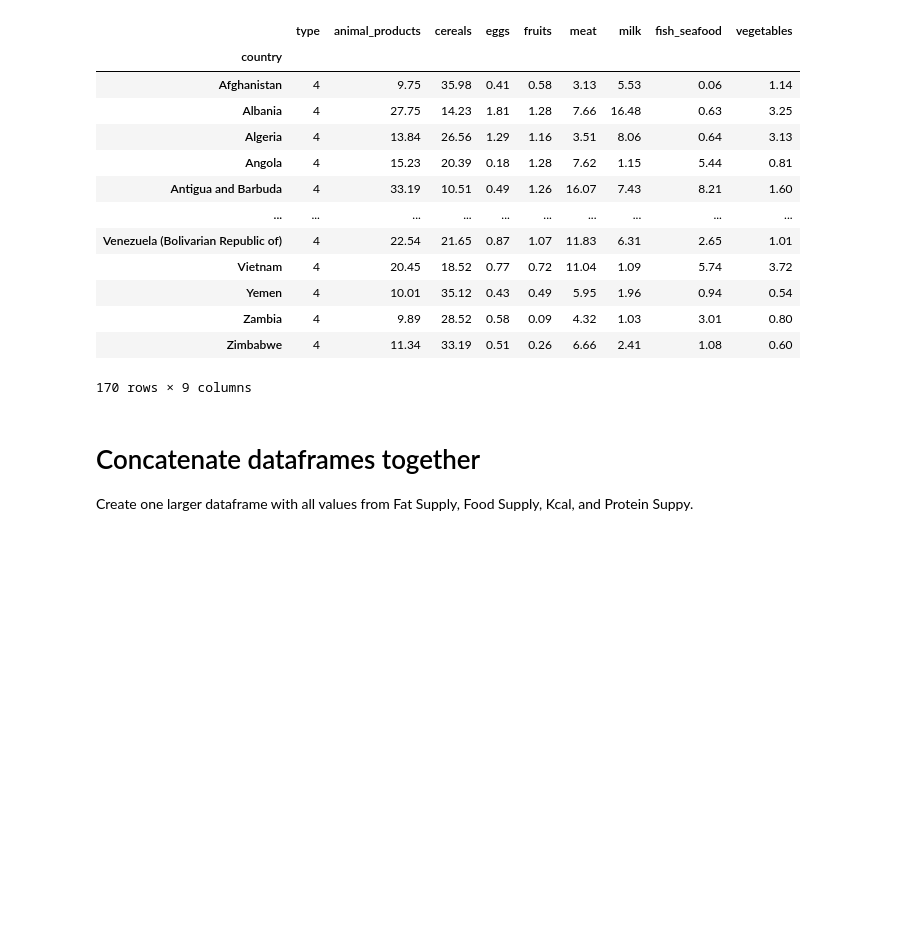
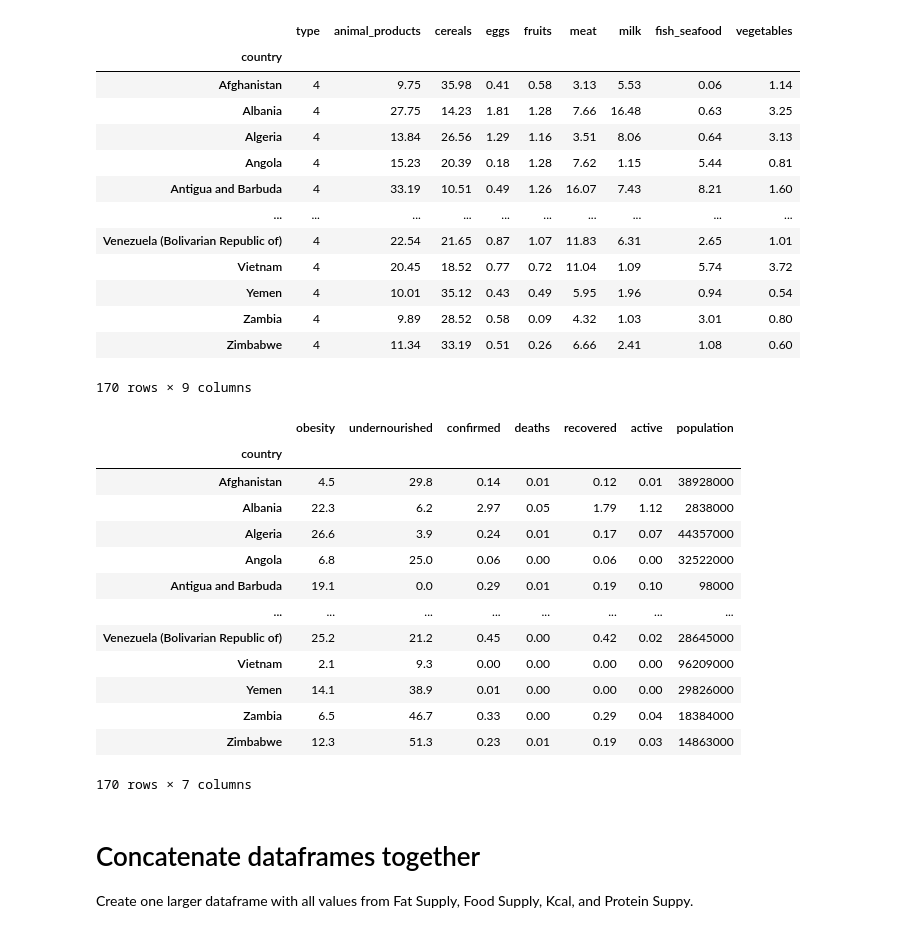
Before and after one commit to Danacw/ETL-Project, a Jupyter notebook: Extract_Transform/Covid_19_Diet.ipynb, the cells around one changed output. Cells and saved outputs as stored; diff of their text form; code cells hidden in the pictures; blank space fills up the shorter version.

Commit message:
added covid_data table and updated queries.

```diff
--- a/Extract_Transform/Covid_19_Diet.ipynb
+++ b/Extract_Transform/Covid_19_Diet.ipynb
@@ -53,3 +53,7 @@ Protein_Supply_Quantity_df.head()
 | 3 | Angola | 0.63 | 15.23 | 0.03 | 0.0 | ... |
 | 4 | Antigua and Barbuda | 0.15 | 33.19 | 0.13 | 0.0 | ... |
 5 rows × 31 columns
+# %%
+covid = "../Resources/Fat_Supply_Quantity_Data.csv"
+covid_cols_df = pd.read_csv(covid)
+covid_cols_df.head()
@@ -214,6 +226,42 @@ Protein_Supply_Quantity_transformed
 | Zambia | 4 | 9.89 | 28.52 | 0.58 | 0.09 | 4.32 | 1.03 | 3.01 | 0.80 |
 | Zimbabwe | 4 | 11.34 | 33.19 | 0.51 | 0.26 | 6.66 | 2.41 | 1.08 | 0.60 |
 170 rows × 9 columns
+# %%
+#Create a filtered dataframe from specific columns
+covid_cols = ['Country', 'Obesity', 'Undernourished',
+                             'Confirmed', 'Deaths', 'Recovered', 'Active', 'Population']
+covid_cols_transformed = covid_cols_df[covid_cols].copy()
+
+#Rename column headers
+covid_cols_transformed = covid_cols_transformed.rename(columns={'Country': 'country',
+                                                                'Obesity': 'obesity',
+                                                                'Undernourished': 'undernourished',
+                                                                'Confirmed':'confirmed',
+                                                                'Deaths':'deaths',
+                                                                'Recovered':'recovered',
+                                                                'Active':'active',
+                                                                'Population':'population'})
+
+#Clean the data by dropping duplicates and setting the index
+covid_cols_transformed.drop_duplicates("country", inplace=True)
+covid_cols_transformed.set_index("country", inplace=True)
+
+covid_cols_transformed
+# %% [output]
+|  | obesity | undernourished | confirmed | deaths | recovered | active | population |
+| country |  |  |  |  |  |  |  |
+| Afghanistan | 4.5 | 29.8 | 0.14 | 0.01 | 0.12 | 0.01 | 38928000 |
+| Albania | 22.3 | 6.2 | 2.97 | 0.05 | 1.79 | 1.12 | 2838000 |
+| Algeria | 26.6 | 3.9 | 0.24 | 0.01 | 0.17 | 0.07 | 44357000 |
+| Angola | 6.8 | 25.0 | 0.06 | 0.00 | 0.06 | 0.00 | 32522000 |
+| Antigua and Barbuda | 19.1 | 0.0 | 0.29 | 0.01 | 0.19 | 0.10 | 98000 |
+| ... | ... | ... | ... | ... | ... | ... | ... |
+| Venezuela (Bolivarian Republic of) | 25.2 | 21.2 | 0.45 | 0.00 | 0.42 | 0.02 | 28645000 |
+| Vietnam | 2.1 | 9.3 | 0.00 | 0.00 | 0.00 | 0.00 | 96209000 |
+| Yemen | 14.1 | 38.9 | 0.01 | 0.00 | 0.00 | 0.00 | 29826000 |
+| Zambia | 6.5 | 46.7 | 0.33 | 0.00 | 0.29 | 0.04 | 18384000 |
+| Zimbabwe | 12.3 | 51.3 | 0.23 | 0.01 | 0.19 | 0.03 | 14863000 |
+170 rows × 7 columns
 # %% [markdown]
 # Concatenate  dataframes together
 Create one larger dataframe with all values from Fat Supply, Food Supply, Kcal, and Protein Suppy.
```
Also changed, not shown: parts of 3 cells of this notebook, 2 other files.
